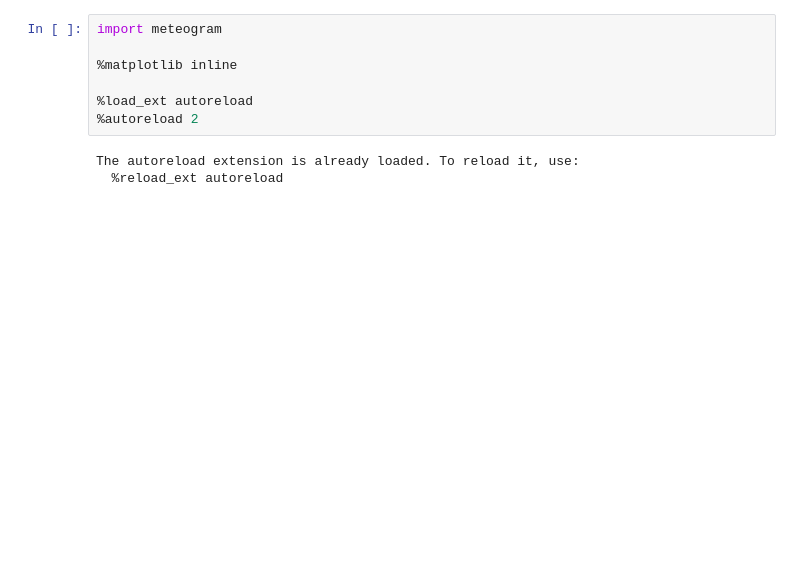
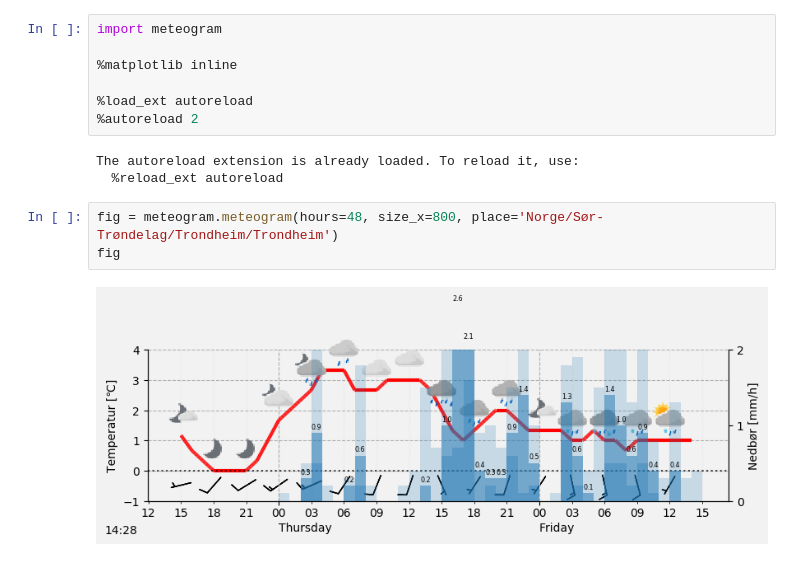
Before and after one commit to marhoy/meteogram, a Jupyter notebook: Meteogram.ipynb, the cells around one changed output. Saved outputs shown, nothing was run; the diff lists cells and outputs as text; blank space fills up the shorter version.

```diff
--- a/Meteogram.ipynb
+++ b/Meteogram.ipynb
@@ -8,3 +8,8 @@ import meteogram
 # %% [output]
 The autoreload extension is already loaded. To reload it, use:
   %reload_ext autoreload
+# %%
+fig = meteogram.meteogram(hours=48, size_x=800, place='Norge/Sør-Trøndelag/Trondheim/Trondheim')
+fig
+# %% [output]
+[figure, added]
```
Also changed, not shown: parts of 8 cells of this notebook, 1 other file.
